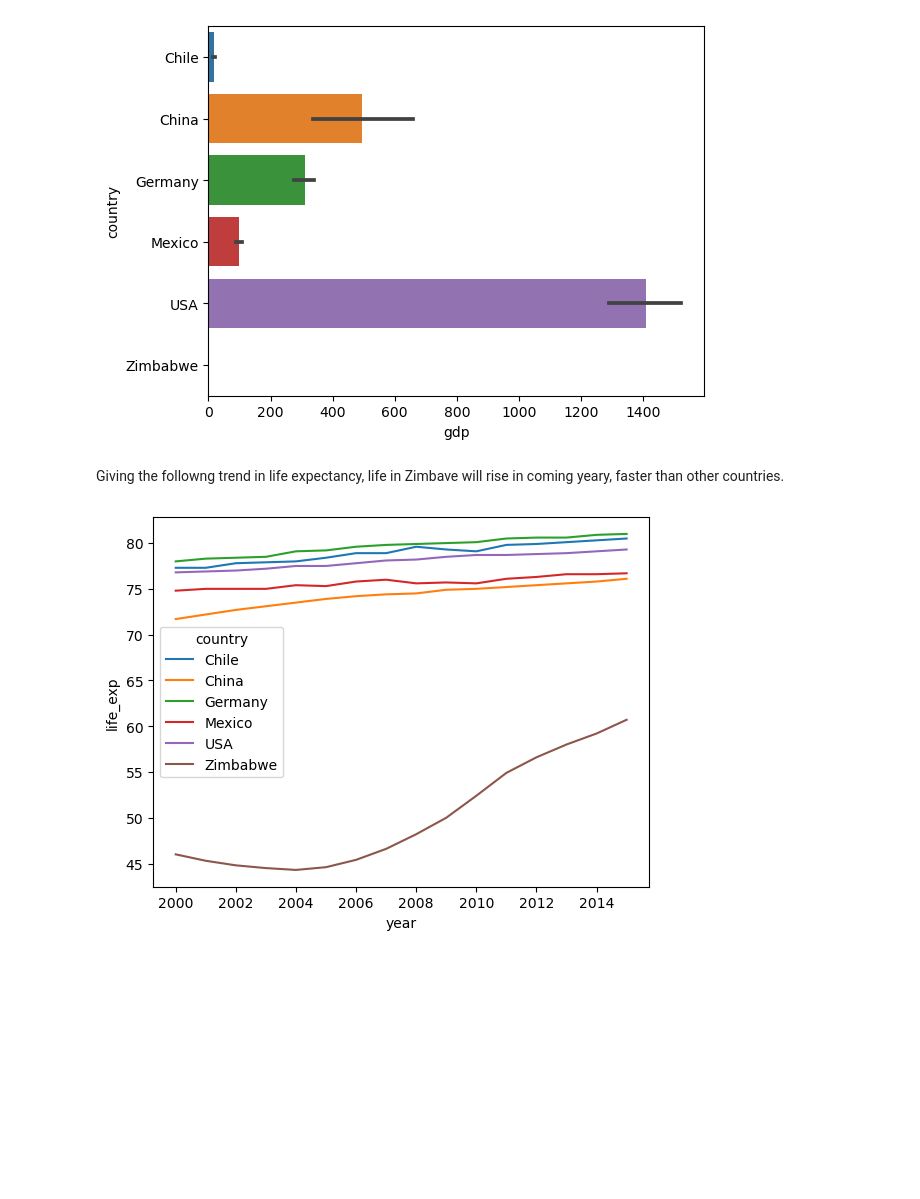
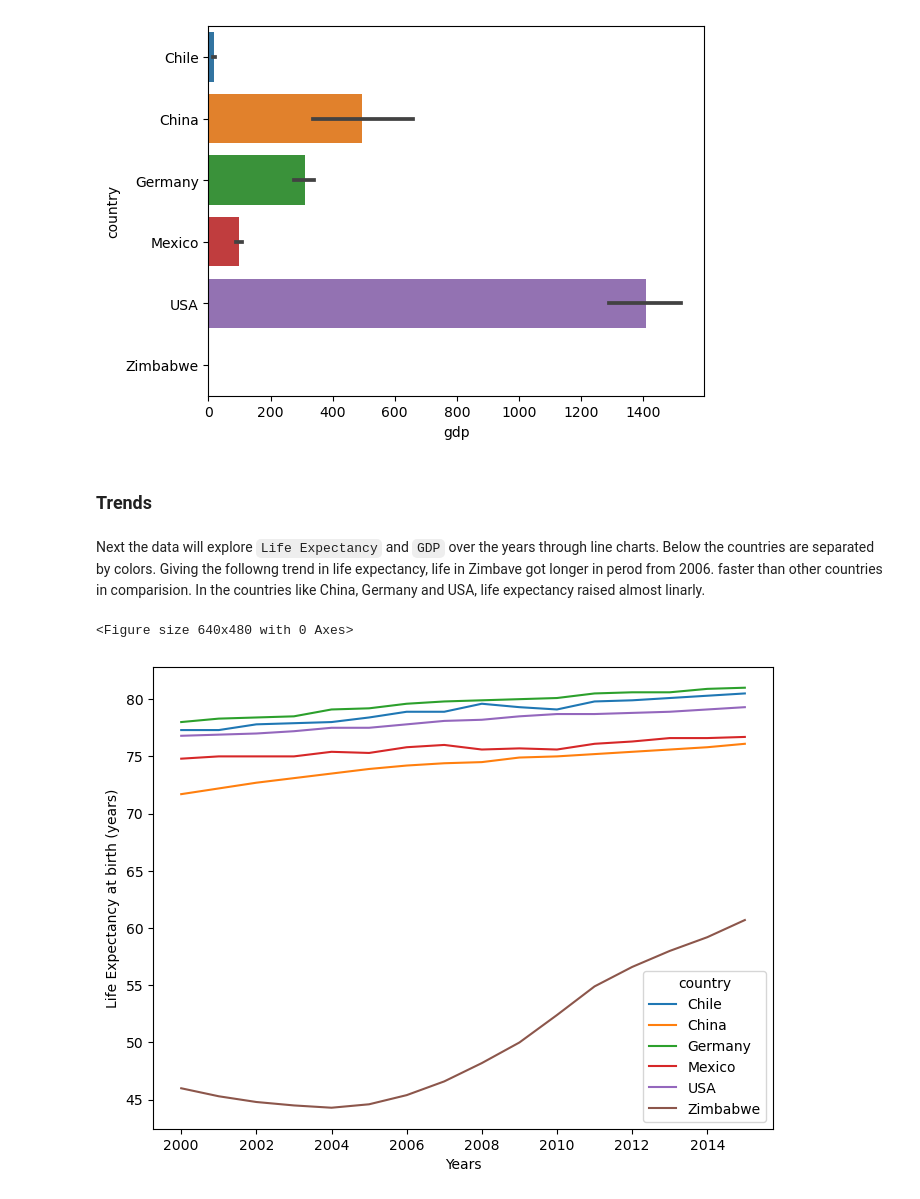
Before and after one commit to MrSpinoza/Life-Expectancy-and-GDP-Starter, a Jupyter notebook: life_expectancy_gdp.ipynb, the cells around one changed output. Saved outputs shown, nothing was run; the diff lists cells and outputs as text; code cells hidden in the pictures; blank space fills up the shorter version.

Commit message:
Update life_expectancy_gdp.ipynb
Final update

```diff
--- a/life_expectancy_gdp.ipynb
+++ b/life_expectancy_gdp.ipynb
@@ -83,11 +123,18 @@ sns.barplot(data=data, x=data.gdp/10000000000, y=data.country)
 plt.show()
 # %% [output]
 [figure]
-# %% [markdown]
-Giving the followng trend in life expectancy, life in Zimbave will rise in coming yeary, faster than other countries.
+# %% [markdown]
+### Trends
+# %% [markdown]
+Next the data will explore `Life Expectancy` and `GDP` over the years through line charts. Below the countries are separated by colors.
+Giving the followng trend in life expectancy, life in Zimbave got longer in perod from 2006. faster than other countries in comparision. In the countries like China, Germany and USA, life expectancy raised almost linarly.
 # %%
 plt.clf()
+plt.figure(figsize=(8,6))
 sns.lineplot(data=data, x=data.year, y=data.life_exp, hue=data.country)
+plt.ylabel("Life Expectancy at birth (years)")
+plt.xlabel("Years")
 plt.show()
 # %% [output]
+<Figure size 640x480 with 0 Axes>
-[figure, old version]
+[figure, new version]
```
Also changed, not shown: parts of 28 cells of this notebook.
